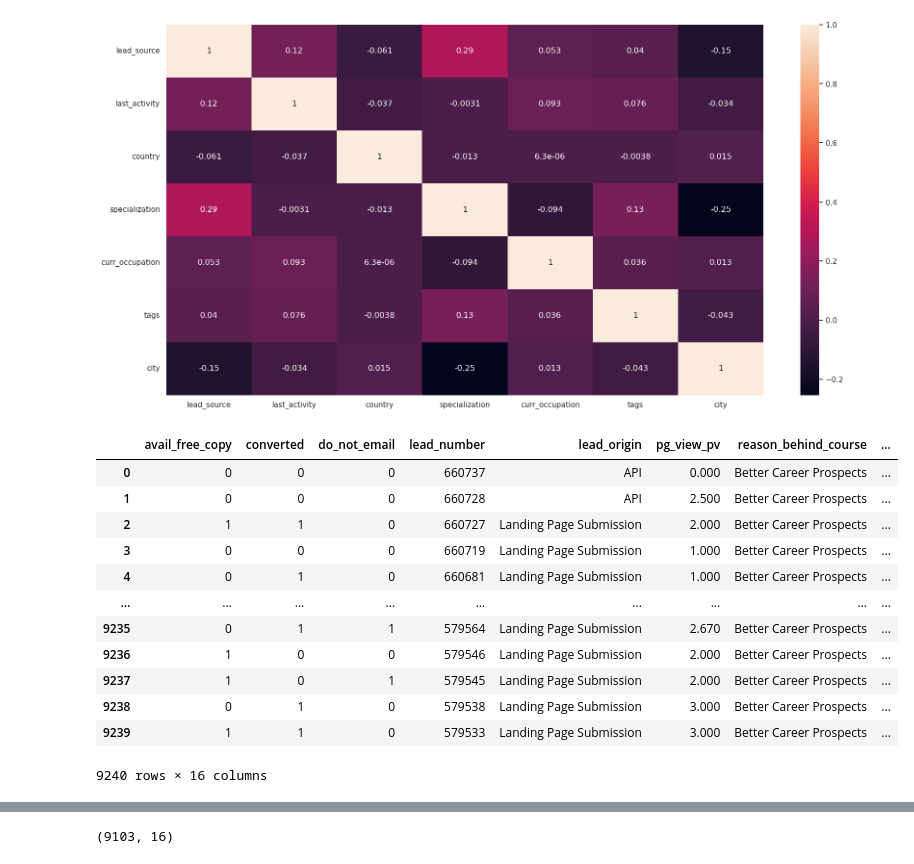
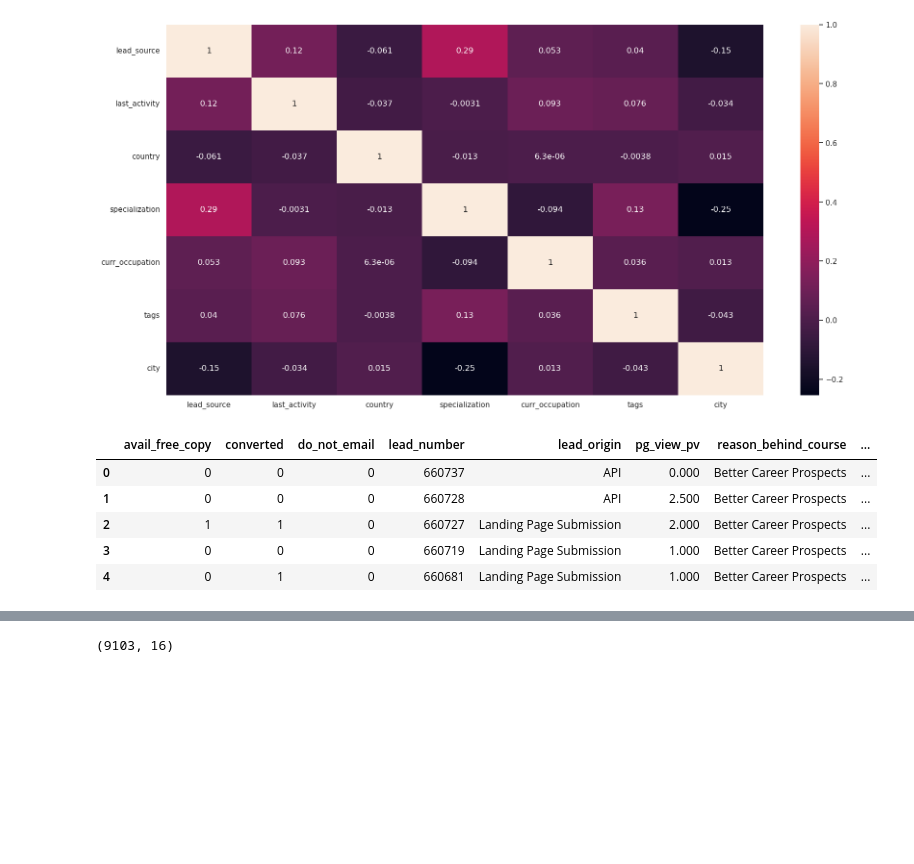
Before and after one commit to vigneshk01/Lead-Scoring-Case-Study, a Jupyter notebook: lead-scoring-case-study.ipynb, the cells around one changed output, grey strips where cells are left out. Drawn from its saved outputs; the diff is of its cells as text; code cells hidden in the pictures; blank space fills up the shorter version.

```diff
--- a/lead-scoring-case-study.ipynb
+++ b/lead-scoring-case-study.ipynb
@@ -515,19 +511,12 @@ sns.heatmap(df_le.corr(), annot=True)
 # %%
 new_ls_df = lead_score_df[lead_score_df.columns.difference(cols_to_le)]
 new_ls_df = new_ls_df.merge(right=df_le, right_index=True, left_index=True)
-new_ls_df
+new_ls_df.head()
 # %% [output]
 |  | avail_free_copy | converted | do_not_email | lead_number | lead_origin | pg_view_pv | reason_behind_course | ... |
 | 0 | 0 | 0 | 0 | 660737 | API | 0.000 | Better Career Prospects | ... |
 | 1 | 0 | 0 | 0 | 660728 | API | 2.500 | Better Career Prospects | ... |
 | 2 | 1 | 1 | 0 | 660727 | Landing Page Submission | 2.000 | Better Career Prospects | ... |
 | 3 | 0 | 0 | 0 | 660719 | Landing Page Submission | 1.000 | Better Career Prospects | ... |
 | 4 | 0 | 1 | 0 | 660681 | Landing Page Submission | 1.000 | Better Career Prospects | ... |
-| ... | ... | ... | ... | ... | ... | ... | ... | ... |
-| 9235 | 0 | 1 | 1 | 579564 | Landing Page Submission | 2.670 | Better Career Prospects | ... |
-| 9236 | 1 | 0 | 0 | 579546 | Landing Page Submission | 2.000 | Better Career Prospects | ... |
-| 9237 | 1 | 0 | 1 | 579545 | Landing Page Submission | 2.000 | Better Career Prospects | ... |
-| 9238 | 0 | 1 | 0 | 579538 | Landing Page Submission | 3.000 | Better Career Prospects | ... |
-| 9239 | 1 | 1 | 0 | 579533 | Landing Page Submission | 3.000 | Better Career Prospects | ... |
-9240 rows × 16 columns
 # %%
```
Also changed, not shown: parts of 22 cells of this notebook.
